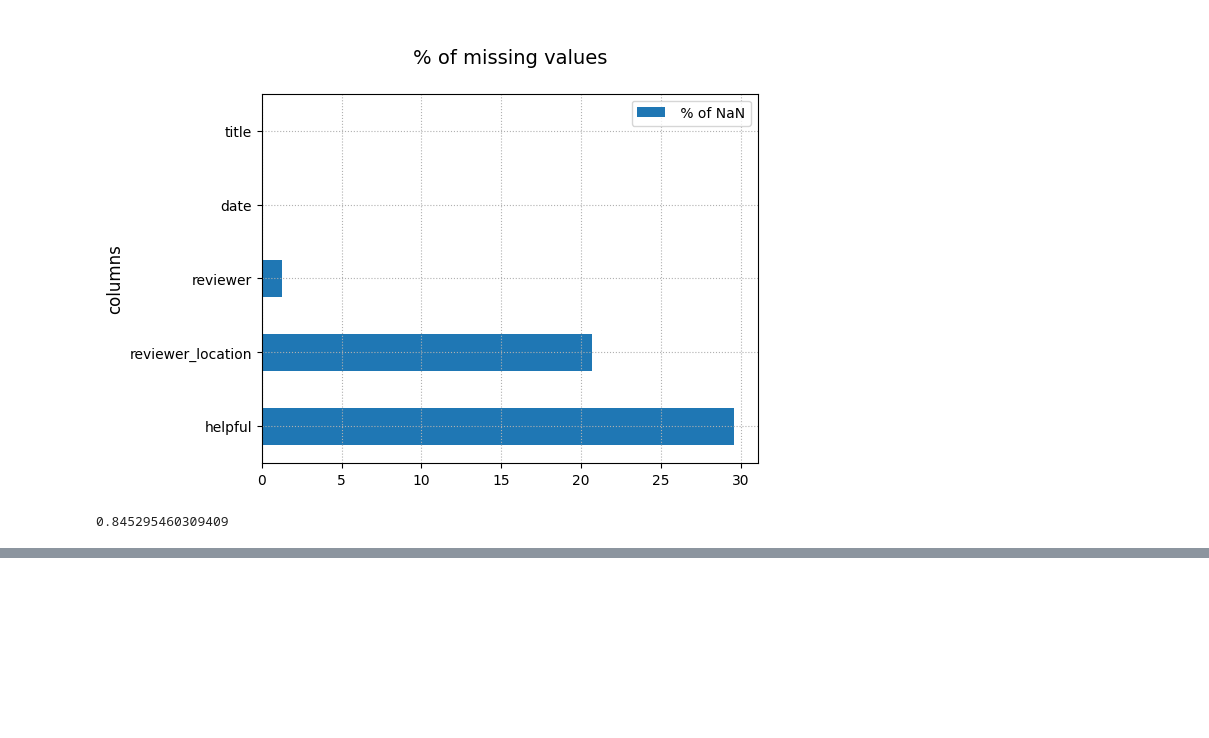
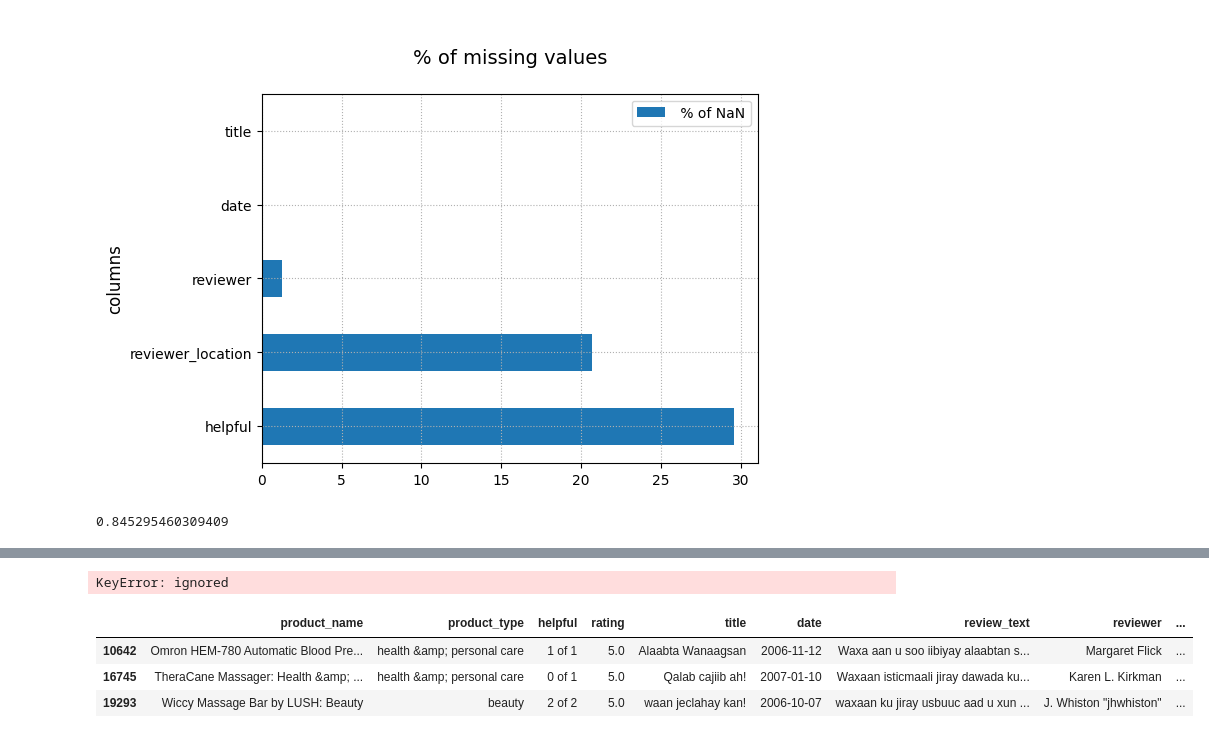
Before and after one commit to LM1997610/DMT, a Jupyter notebook: Untitled4.ipynb, the cells around one changed output, grey strips where cells are left out. Drawn from its saved outputs; the diff is of its cells as text; code cells hidden in the pictures; blank space fills up the shorter version.

```diff
--- a/Untitled4.ipynb
+++ b/Untitled4.ipynb
@@ -130,2 +140,2 @@ x
 # %%
-df["lingua"] = df['review_text'].progress_apply(lambda desc: langid.classify(desc)[0])
+data["lingua"] = data['review_text'].progress_apply(lambda desc: langid.classify(desc)[0])
@@ -156,0 +148,3 @@ Error: Runtime no longer has a reference to this dataframe, please re-run this c
+# %%
+data = df[~df['title'].astype(str).str.startswith('%')]
+data.shape
@@ -156,0 +174,11 @@ Error: Runtime no longer has a reference to this dataframe, please re-run this c
+# %%
+df["review_text"][df["lingua"] == "en"]
+# %% [output]
+KeyError: ignored
+# %%
+data[data["lingua"] == "af"]
+# %% [output]
+|  | product_name | product_type | helpful | rating | title | date | review_text | reviewer | ... |
+| 10642 | Omron HEM-780 Automatic Blood Pre... | health &amp; personal care | 1 of 1 | 5.0 | Alaabta Wanaagsan | 2006-11-12 | Waxa aan u soo iibiyay alaabtan s... | Margaret Flick | ... |
+| 16745 | TheraCane Massager: Health &amp; ... | health &amp; personal care | 0 of 1 | 5.0 | Qalab cajiib ah! | 2007-01-10 | Waxaan isticmaali jiray dawada ku... | Karen L. Kirkman | ... |
+| 19293 | Wiccy Massage Bar by LUSH: Beauty | beauty | 2 of 2 | 5.0 | waan jeclahay kan! | 2006-10-07 | waxaan ku jiray usbuuc aad u xun ... | J. Whiston "jhwhiston" | ... |
```
Also changed, not shown: parts of 28 cells of this notebook.
